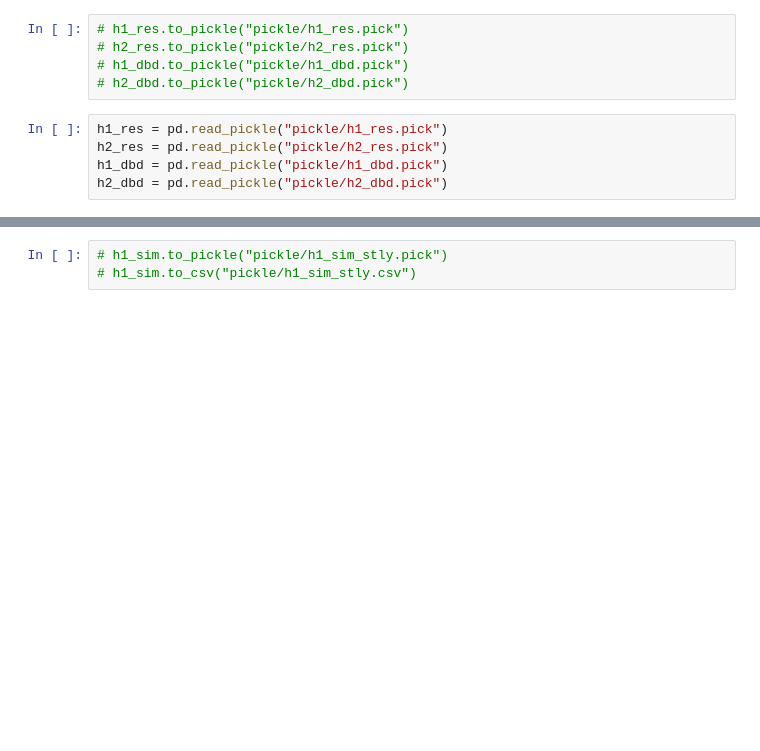
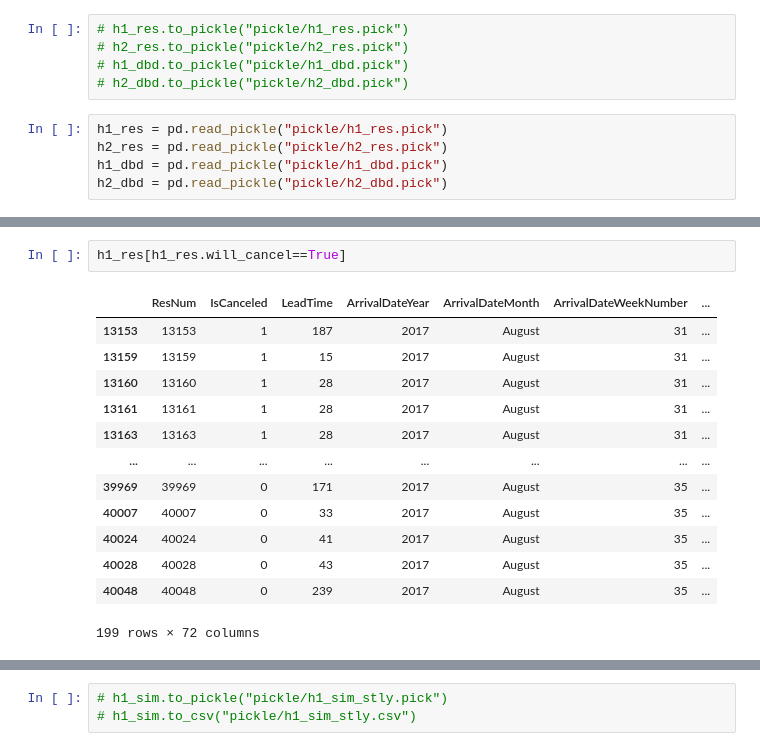
Before and after one commit to edubu2/hotel-revman-system, a Jupyter notebook: code/setup_simulation.ipynb, the cells around one changed output, grey strips where cells are left out. Cells and saved outputs as stored; diff of their text form; blank space fills up the shorter version.

```diff
--- a/code/setup_simulation.ipynb
+++ b/code/setup_simulation.ipynb
@@ -70,0 +54,16 @@ h1_res
+# %%
+h1_res[h1_res.will_cancel==True]
+# %% [output]
+|  | ResNum | IsCanceled | LeadTime | ArrivalDateYear | ArrivalDateMonth | ArrivalDateWeekNumber | ... |
+| 13153 | 13153 | 1 | 187 | 2017 | August | 31 | ... |
+| 13159 | 13159 | 1 | 15 | 2017 | August | 31 | ... |
+| 13160 | 13160 | 1 | 28 | 2017 | August | 31 | ... |
+| 13161 | 13161 | 1 | 28 | 2017 | August | 31 | ... |
+| 13163 | 13163 | 1 | 28 | 2017 | August | 31 | ... |
+| ... | ... | ... | ... | ... | ... | ... | ... |
+| 39969 | 39969 | 0 | 171 | 2017 | August | 35 | ... |
+| 40007 | 40007 | 0 | 33 | 2017 | August | 35 | ... |
+| 40024 | 40024 | 0 | 41 | 2017 | August | 35 | ... |
+| 40028 | 40028 | 0 | 43 | 2017 | August | 35 | ... |
+| 40048 | 40048 | 0 | 239 | 2017 | August | 35 | ... |
+199 rows × 72 columns
```
Also changed, not shown: parts of 15 cells of this notebook, 10 other files.
